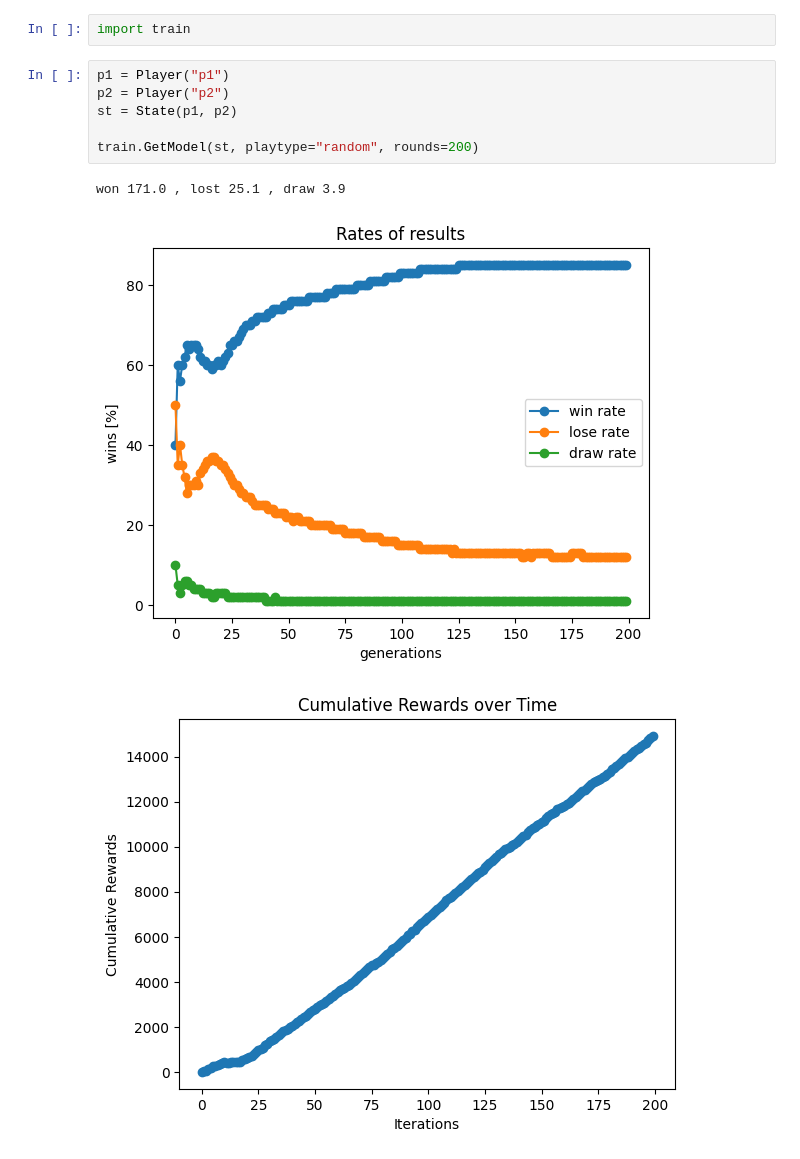
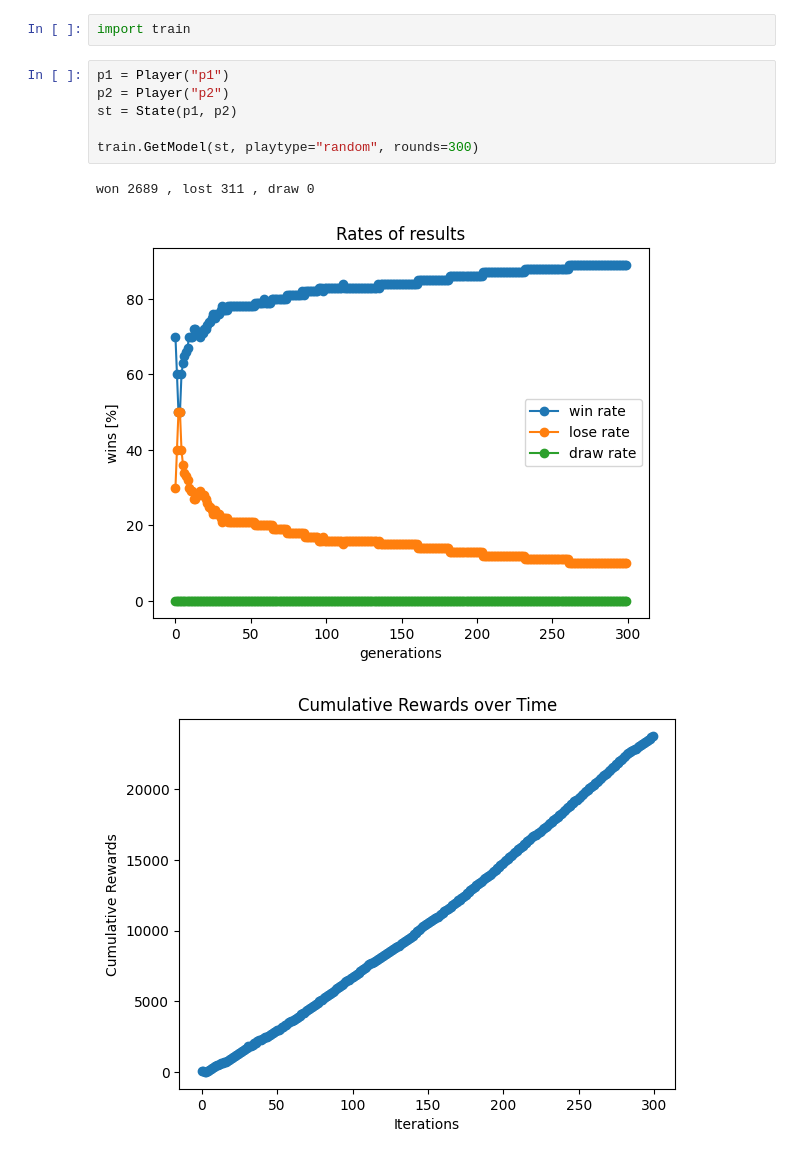
Before and after one commit to leighannelem/checkersRL_math156_24, a Jupyter notebook: new_notebook.ipynb, the cells around one changed output. Cells and saved outputs as stored; diff of their text form.

```diff
--- a/new_notebook.ipynb
+++ b/new_notebook.ipynb
@@ -10,10 +10,10 @@ import train
 # %%
 p1 = Player("p1")
 p2 = Player("p2")
 st = State(p1, p2)
 
-train.GetModel(st, playtype="random", rounds=200)
+train.GetModel(st, playtype="random", rounds=300)
 # %% [output]
-won 171.0 , lost 25.1 , draw 3.9
+won 2689 , lost 311 , draw 0
-[figure, old version]
+[figure, new version]
-[figure, old version]
+[figure, new version]
```
Also changed, not shown: parts of 3 cells of this notebook.
